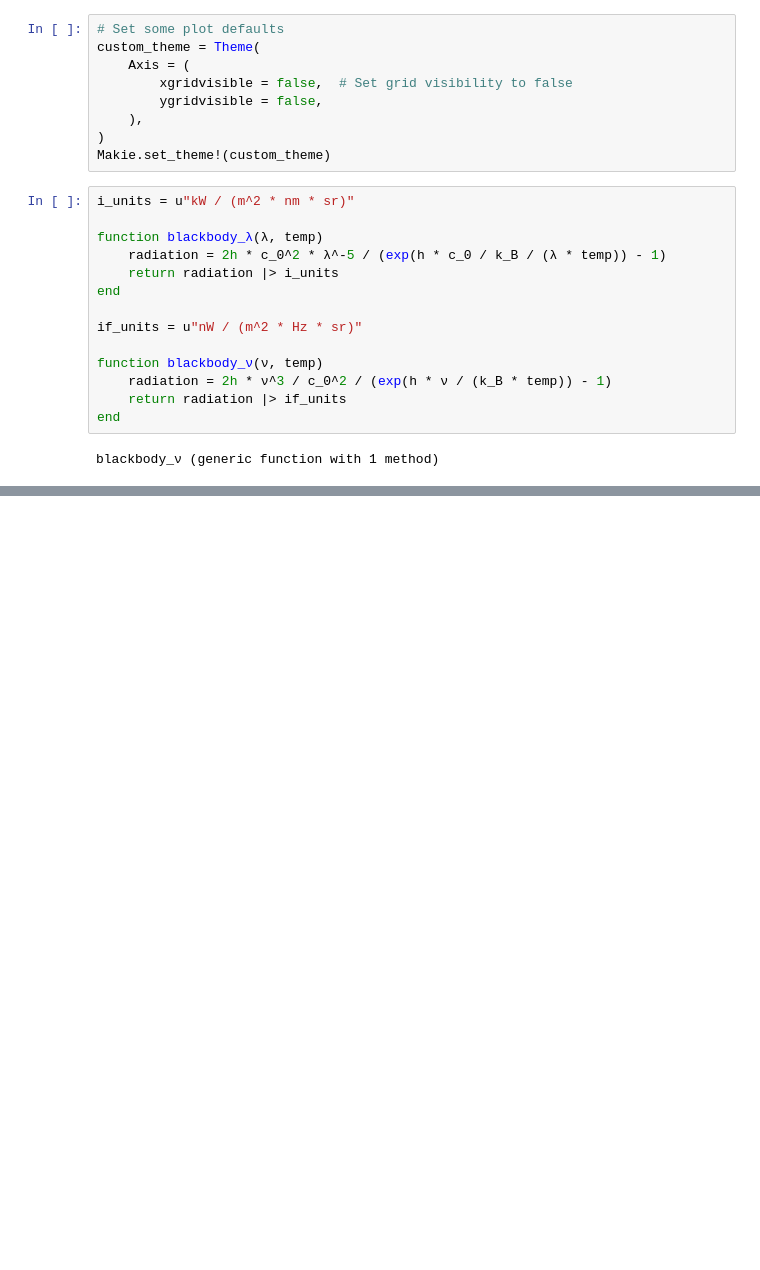
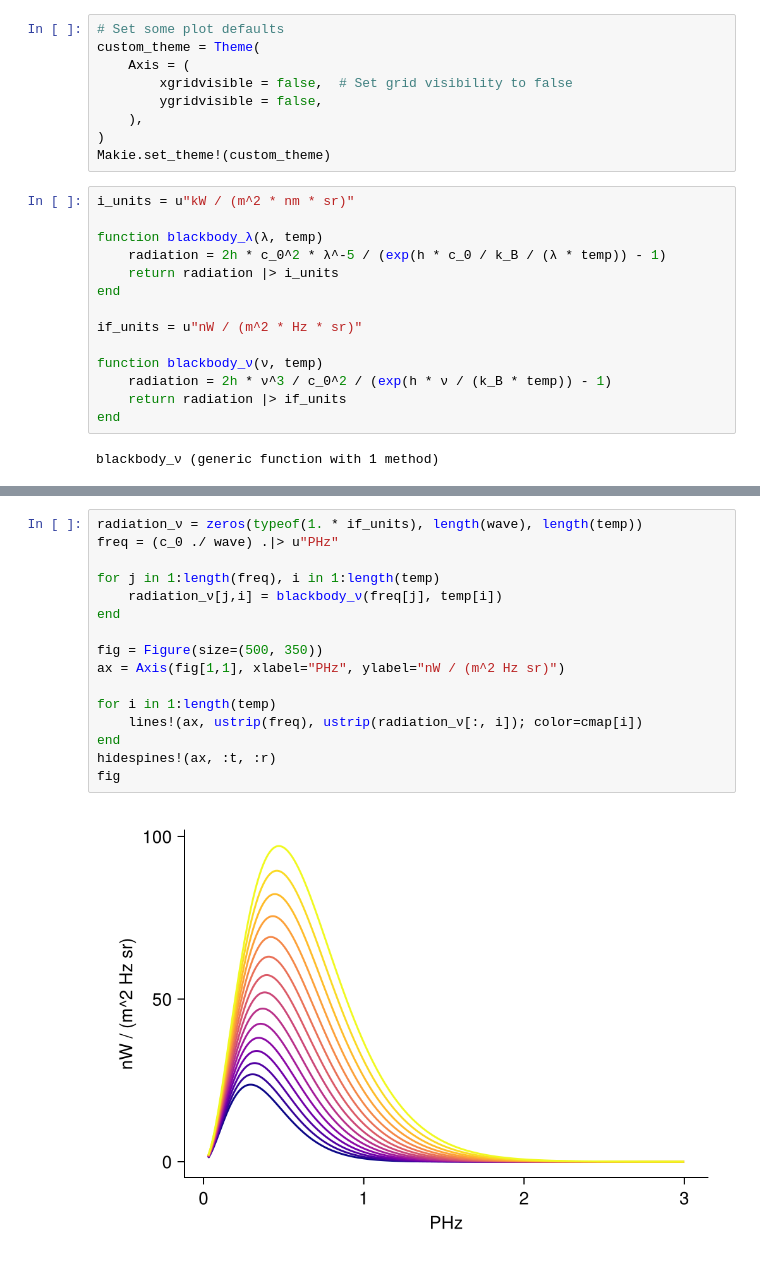
Before and after one commit to tiagopereira/ast4310, a Jupyter notebook: notebooks/lectures/lecture6.ipynb, the cells around one changed output, grey strips where cells are left out. Drawn from its saved outputs; the diff is of its cells as text; blank space fills up the shorter version.

```diff
--- a/notebooks/lectures/lecture6.ipynb
+++ b/notebooks/lectures/lecture6.ipynb
@@ -30,0 +62,18 @@ blackbody_ν (generic function with 1 method)
+# %%
+radiation_ν = zeros(typeof(1. * if_units), length(wave), length(temp))
+freq = (c_0 ./ wave) .|> u"PHz"
+
+for j in 1:length(freq), i in 1:length(temp)
+    radiation_ν[j,i] = blackbody_ν(freq[j], temp[i])
+end
+
+fig = Figure(size=(500, 350))
+ax = Axis(fig[1,1], xlabel="PHz", ylabel="nW / (m^2 Hz sr)")
+
+for i in 1:length(temp)
+    lines!(ax, ustrip(freq), ustrip(radiation_ν[:, i]); color=cmap[i])
+end
+hidespines!(ax, :t, :r)
+fig
+# %% [output]
+[figure, added]
```
Also changed, not shown: parts of 4 cells of this notebook.
